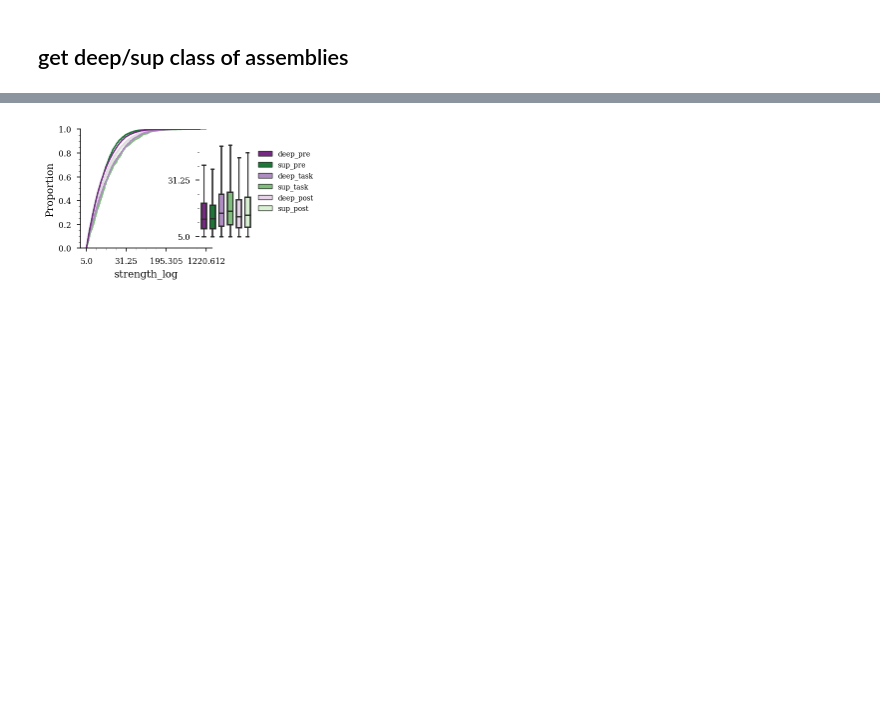
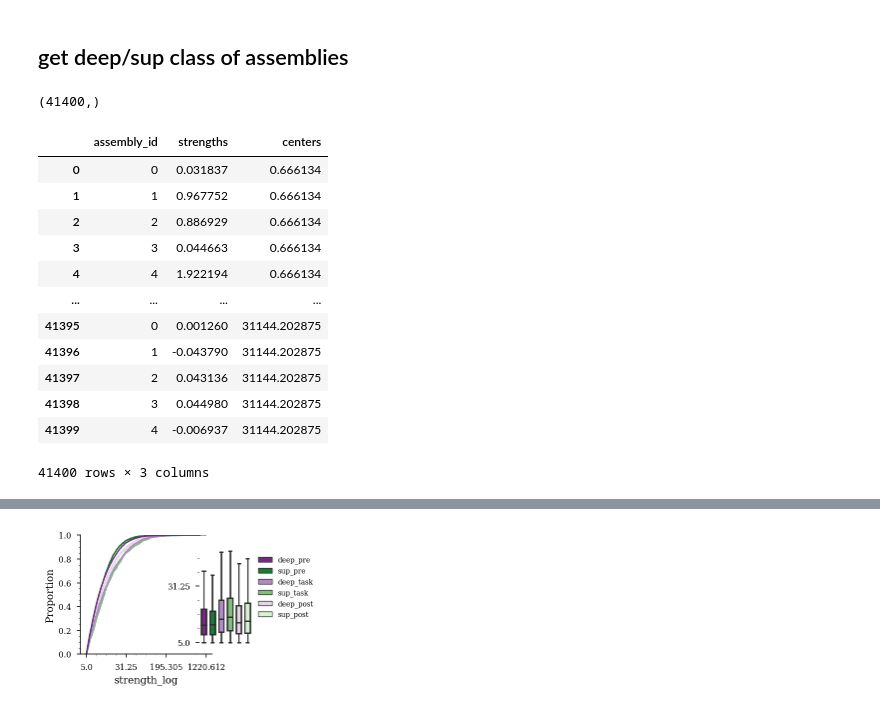
Before and after one commit to ryanharvey1/ripple_heterogeneity, a Jupyter notebook: scripts/assembly/assembly_pre_task_post_react.ipynb, the cells around one changed output, grey strips where cells are left out. Cells and saved outputs as stored; diff of their text form; code cells hidden in the pictures; blank space fills up the shorter version.

```diff
--- a/scripts/assembly/assembly_pre_task_post_react.ipynb
+++ b/scripts/assembly/assembly_pre_task_post_react.ipynb
@@ -195,3 +217,29 @@ deep_idx = df.assembly_n[df.layer_id == "deep"].unique()
+# %%
+centers.shape
+# %% [output]
+(41400,)
+# %%
+temp_df = pd.DataFrame()
+temp_df["assembly_id"] = assembly_id
+temp_df["strengths"] = strengths
+temp_df['centers'] = centers
+temp_df
+# temp_df.sort_values(by=['assembly_id'])
+# plt.plot(assembly_id,strengths,'.k')
+# %% [output]
+|  | assembly_id | strengths | centers |
+| 0 | 0 | 0.031837 | 0.666134 |
+| 1 | 1 | 0.967752 | 0.666134 |
+| 2 | 2 | 0.886929 | 0.666134 |
+| 3 | 3 | 0.044663 | 0.666134 |
+| 4 | 4 | 1.922194 | 0.666134 |
+| ... | ... | ... | ... |
+| 41395 | 0 | 0.001260 | 31144.202875 |
+| 41396 | 1 | -0.043790 | 31144.202875 |
+| 41397 | 2 | 0.043136 | 31144.202875 |
+| 41398 | 3 | 0.044980 | 31144.202875 |
+| 41399 | 4 | -0.006937 | 31144.202875 |
+41400 rows × 3 columns
 # %% [markdown]
 ## compile peak reactivation strength per ripple
 
```
Also changed, not shown: parts of 24 cells of this notebook.
